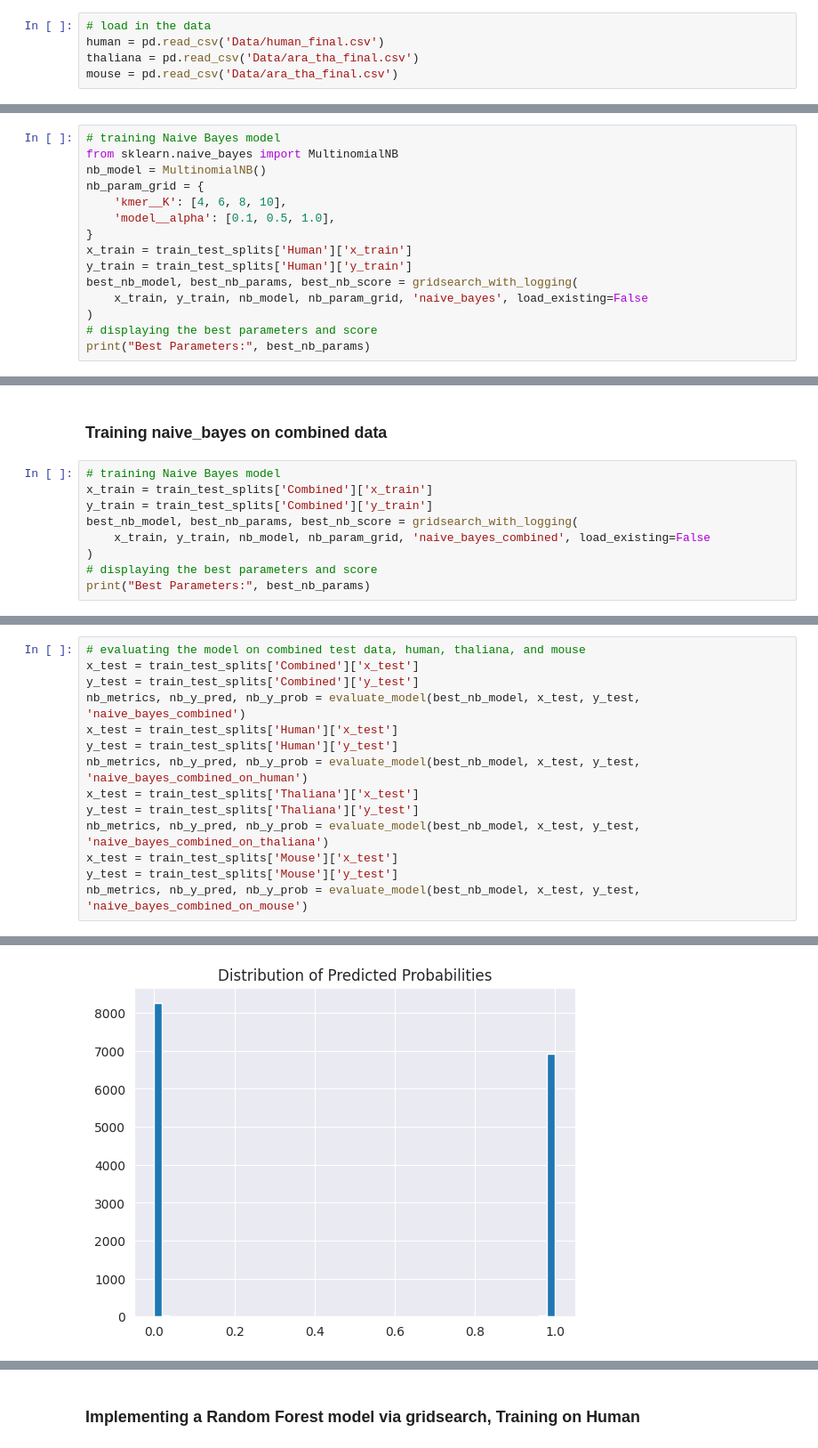
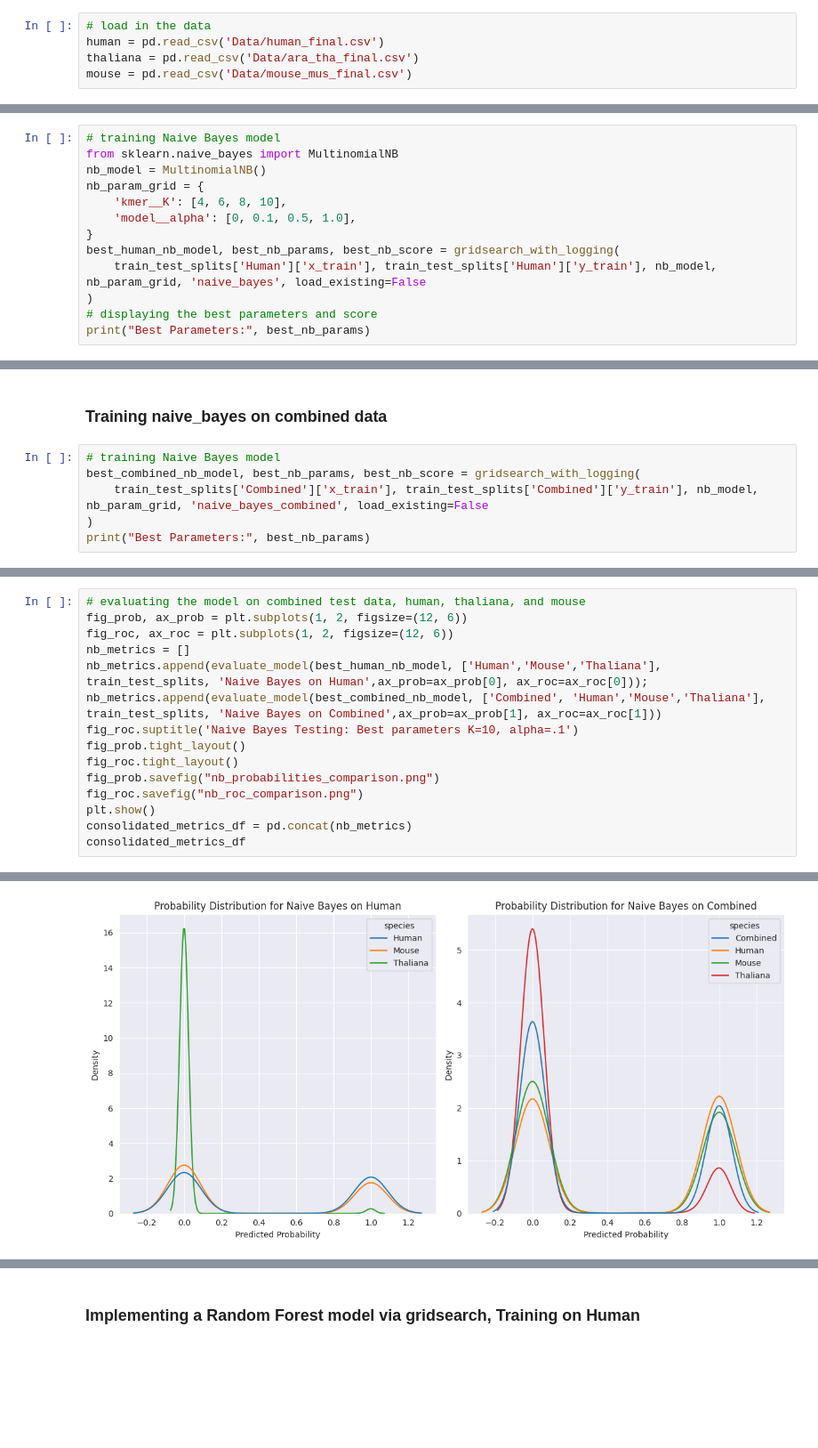
Before and after one commit to Jorjorian/PromoterKmers, a Jupyter notebook: ProjectDraft2.ipynb, the cells around one changed output, grey strips where cells are left out. Shown at 89% size. Drawn from its saved outputs; the diff is of its cells as text; blank space fills up the shorter version.

Commit message:
Finalized code and figures. Need to integrate preprocessing code

```diff
--- a/ProjectDraft2.ipynb
+++ b/ProjectDraft2.ipynb
@@ -30,7 +37,7 @@ from sklearn.cluster import KMeans
 # load in the data
 human = pd.read_csv('Data/human_final.csv')
 thaliana = pd.read_csv('Data/ara_tha_final.csv')
-mouse = pd.read_csv('Data/ara_tha_final.csv')
+mouse = pd.read_csv('Data/mouse_mus_final.csv')
 # %%
 # adding a species column and promoter_status column
 human['Species'] = 'Human'
@@ -293,12 +303,10 @@ from sklearn.naive_bayes import MultinomialNB
 nb_model = MultinomialNB()
 nb_param_grid = {
     'kmer__K': [4, 6, 8, 10],
-    'model__alpha': [0.1, 0.5, 1.0],
+    'model__alpha': [0, 0.1, 0.5, 1.0],
 }
-x_train = train_test_splits['Human']['x_train']
-y_train = train_test_splits['Human']['y_train']
-best_nb_model, best_nb_params, best_nb_score = gridsearch_with_logging(
-    x_train, y_train, nb_model, nb_param_grid, 'naive_bayes', load_existing=False
+best_human_nb_model, best_nb_params, best_nb_score = gridsearch_with_logging(
+    train_test_splits['Human']['x_train'], train_test_splits['Human']['y_train'], nb_model, nb_param_grid, 'naive_bayes', load_existing=False
 )
 # displaying the best parameters and score
 print("Best Parameters:", best_nb_params)
@@ -365,11 +317,8 @@ Metrics for naive_bayes_human_on_mouse saved as 'naive_bayes_human_on_mouse_metr
 ### Training naive_bayes on combined data
 # %%
 # training Naive Bayes model
-x_train = train_test_splits['Combined']['x_train']
-y_train = train_test_splits['Combined']['y_train']
-best_nb_model, best_nb_params, best_nb_score = gridsearch_with_logging(
-    x_train, y_train, nb_model, nb_param_grid, 'naive_bayes_combined', load_existing=False
+best_combined_nb_model, best_nb_params, best_nb_score = gridsearch_with_logging(
+    train_test_splits['Combined']['x_train'], train_test_splits['Combined']['y_train'], nb_model, nb_param_grid, 'naive_bayes_combined', load_existing=False
 )
-# displaying the best parameters and score
 print("Best Parameters:", best_nb_params)
 # %% [output]
@@ -379,16 +326,17 @@ Best model saved as 'best_naive_bayes_combined_model.pkl'
 Best Parameters: {'kmer__K': 10, 'model__alpha': 0.1}
 # %%
 # evaluating the model on combined test data, human, thaliana, and mouse
-x_test = train_test_splits['Combined']['x_test']
-y_test = train_test_splits['Combined']['y_test']
-nb_metrics, nb_y_pred, nb_y_prob = evaluate_model(best_nb_model, x_test, y_test, 'naive_bayes_combined')
-x_test = train_test_splits['Human']['x_test']
-y_test = train_test_splits['Human']['y_test']
-nb_metrics, nb_y_pred, nb_y_prob = evaluate_model(best_nb_model, x_test, y_test, 'naive_bayes_combined_on_human')
-x_test = train_test_splits['Thaliana']['x_test']
-y_test = train_test_splits['Thaliana']['y_test']
-nb_metrics, nb_y_pred, nb_y_prob = evaluate_model(best_nb_model, x_test, y_test, 'naive_bayes_combined_on_thaliana')
-x_test = train_test_splits['Mouse']['x_test']
-y_test = train_test_splits['Mouse']['y_test']
-nb_metrics, nb_y_pred, nb_y_prob = evaluate_model(best_nb_model, x_test, y_test, 'naive_bayes_combined_on_mouse')
+fig_prob, ax_prob = plt.subplots(1, 2, figsize=(12, 6))
+fig_roc, ax_roc = plt.subplots(1, 2, figsize=(12, 6))
+nb_metrics = []
+nb_metrics.append(evaluate_model(best_human_nb_model, ['Human','Mouse','Thaliana'], train_test_splits, 'Naive Bayes on Human',ax_prob=ax_prob[0], ax_roc=ax_roc[0]));
+nb_metrics.append(evaluate_model(best_combined_nb_model, ['Combined', 'Human','Mouse','Thaliana'], train_test_splits, 'Naive Bayes on Combined',ax_prob=ax_prob[1], ax_roc=ax_roc[1]))
+fig_roc.suptitle('Naive Bayes Testing: Best parameters K=10, alpha=.1')
+fig_prob.tight_layout()
+fig_roc.tight_layout()
+fig_prob.savefig("nb_probabilities_comparison.png")
+fig_roc.savefig("nb_roc_comparison.png")
+plt.show()
+consolidated_metrics_df = pd.concat(nb_metrics)
+consolidated_metrics_df
 # %% [output]
@@ -403 +343 @@ F1 Score: 0.86
-[figure, old version]
+[figure, new version]
```
Also changed, not shown: parts of 36 cells of this notebook, 27 other files.
